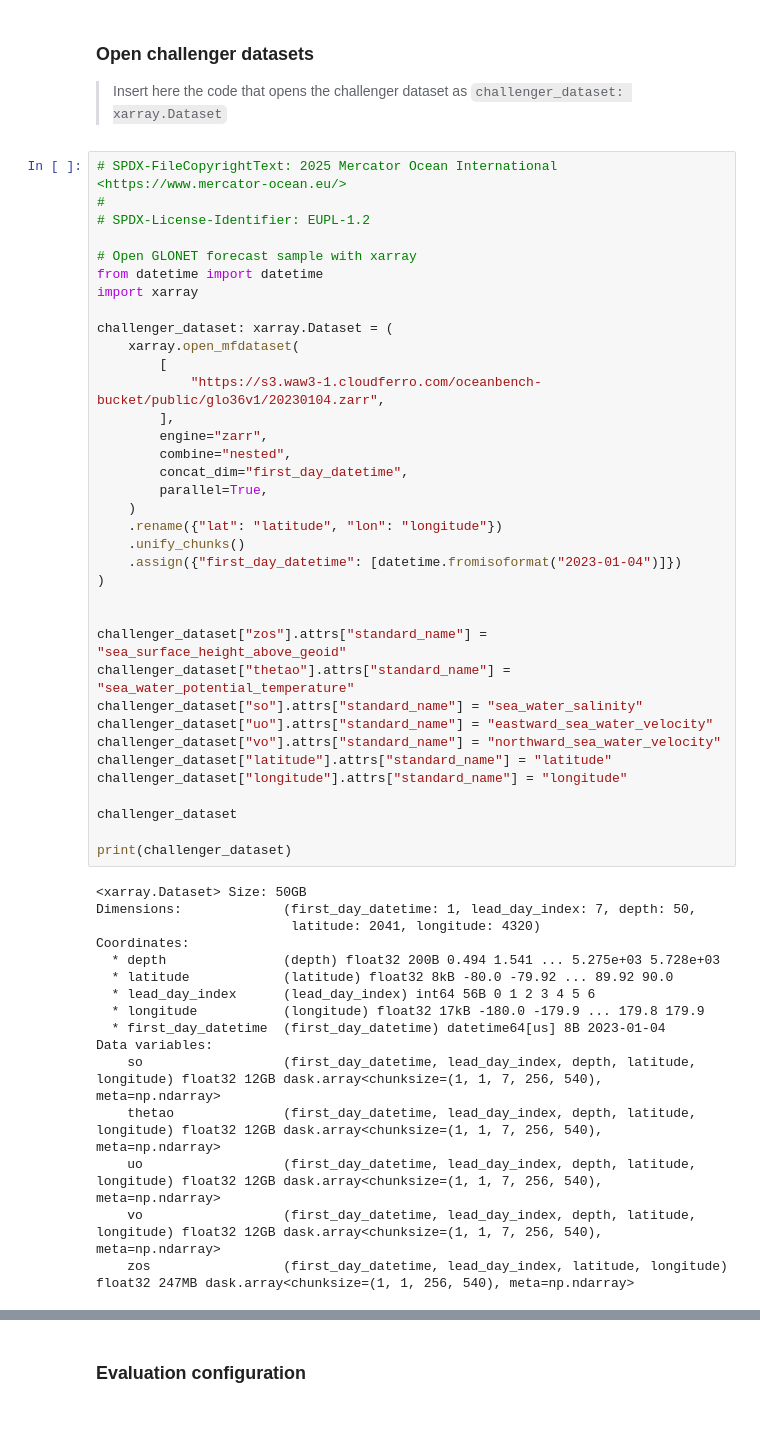
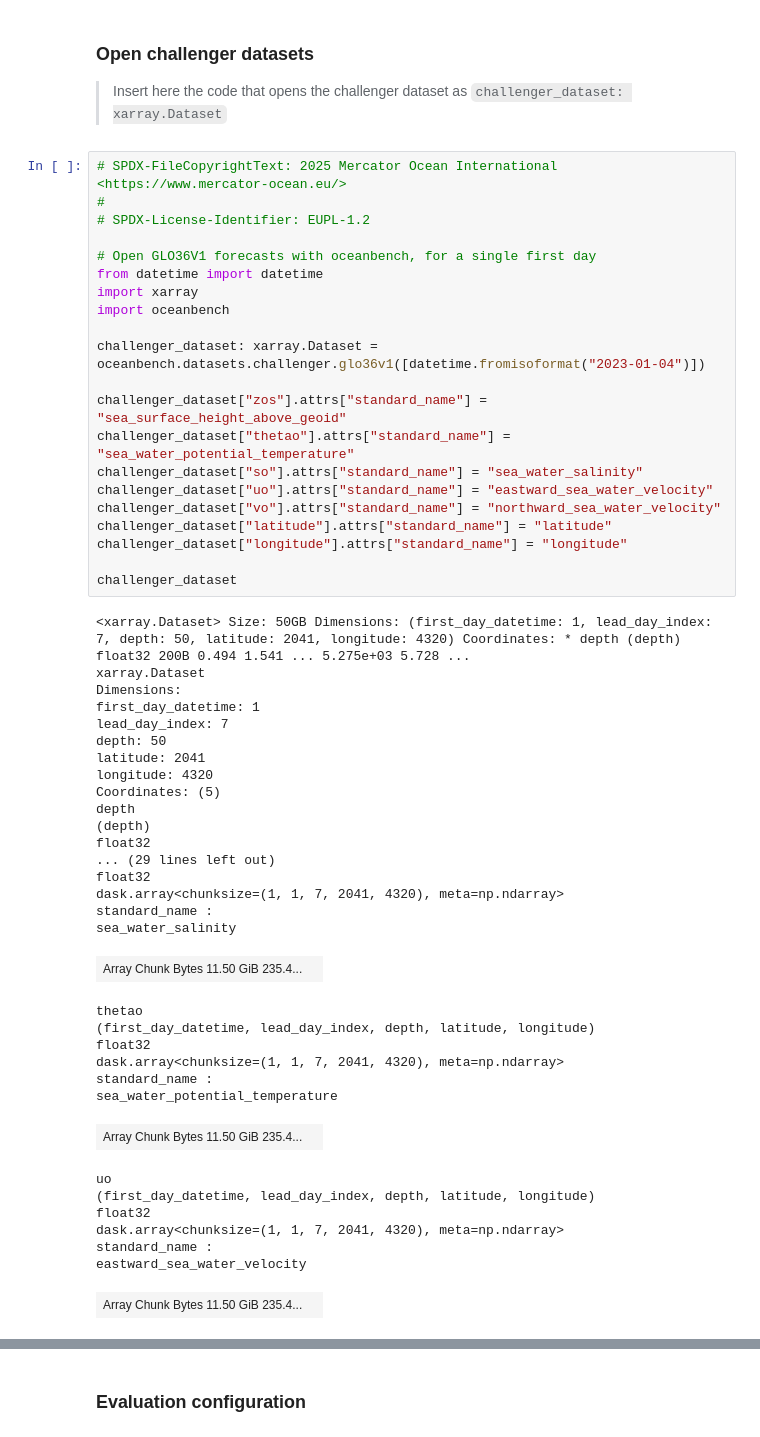
Before and after one commit to mercator-ocean/oceanbench, a Jupyter notebook: assets/glo36v1_sample.global.report.ipynb, the cells around one changed output, grey strips where cells are left out. Drawn from its saved outputs; the diff is of its cells as text.

```diff
--- a/assets/glo36v1_sample.global.report.ipynb
+++ b/assets/glo36v1_sample.global.report.ipynb
@@ -11,52 +11,54 @@ oceanbench.__version__
 # %%
 # SPDX-FileCopyrightText: 2025 Mercator Ocean International <https://www.mercator-ocean.eu/>
 #
 # SPDX-License-Identifier: EUPL-1.2
 
-# Open GLONET forecast sample with xarray
+# Open GLO36V1 forecasts with oceanbench, for a single first day
 from datetime import datetime
 import xarray
+import oceanbench
 
-challenger_dataset: xarray.Dataset = (
-    xarray.open_mfdataset(
-        [
-            "https://s3.waw3-1.cloudferro.com/oceanbench-bucket/public/glo36v1/20230104.zarr",
-        ],
-        engine="zarr",
-        combine="nested",
-        concat_dim="first_day_datetime",
-        parallel=True,
-    )
-    .rename({"lat": "latitude", "lon": "longitude"})
-    .unify_chunks()
-    .assign({"first_day_datetime": [datetime.fromisoformat("2023-01-04")]})
-)
-
+challenger_dataset: xarray.Dataset = oceanbench.datasets.challenger.glo36v1([datetime.fromisoformat("2023-01-04")])
 
 challenger_dataset["zos"].attrs["standard_name"] = "sea_surface_height_above_geoid"
 challenger_dataset["thetao"].attrs["standard_name"] = "sea_water_potential_temperature"
 challenger_dataset["so"].attrs["standard_name"] = "sea_water_salinity"
 challenger_dataset["uo"].attrs["standard_name"] = "eastward_sea_water_velocity"
 challenger_dataset["vo"].attrs["standard_name"] = "northward_sea_water_velocity"
 challenger_dataset["latitude"].attrs["standard_name"] = "latitude"
 challenger_dataset["longitude"].attrs["standard_name"] = "longitude"
 
 challenger_dataset
-
-print(challenger_dataset)
 # %% [output]
-<xarray.Dataset> Size: 50GB
-Dimensions:             (first_day_datetime: 1, lead_day_index: 7, depth: 50,
-                         latitude: 2041, longitude: 4320)
-Coordinates:
-  * depth               (depth) float32 200B 0.494 1.541 ... 5.275e+03 5.728e+03
-  * latitude            (latitude) float32 8kB -80.0 -79.92 ... 89.92 90.0
-  * lead_day_index      (lead_day_index) int64 56B 0 1 2 3 4 5 6
-  * longitude           (longitude) float32 17kB -180.0 -179.9 ... 179.8 179.9
-  * first_day_datetime  (first_day_datetime) datetime64[us] 8B 2023-01-04
-Data variables:
-    so                  (first_day_datetime, lead_day_index, depth, latitude, longitude) float32 12GB dask.array<chunksize=(1, 1, 7, 256, 540), meta=np.ndarray>
-    thetao              (first_day_datetime, lead_day_index, depth, latitude, longitude) float32 12GB dask.array<chunksize=(1, 1, 7, 256, 540), meta=np.ndarray>
-    uo                  (first_day_datetime, lead_day_index, depth, latitude, longitude) float32 12GB dask.array<chunksize=(1, 1, 7, 256, 540), meta=np.ndarray>
-    vo                  (first_day_datetime, lead_day_index, depth, latitude, longitude) float32 12GB dask.array<chunksize=(1, 1, 7, 256, 540), meta=np.ndarray>
-    zos                 (first_day_datetime, lead_day_index, latitude, longitude) float32 247MB dask.array<chunksize=(1, 1, 256, 540), meta=np.ndarray>
+<xarray.Dataset> Size: 50GB Dimensions: (first_day_datetime: 1, lead_day_index: 7, depth: 50, latitude: 2041, longitude: 4320) Coordinates: * depth (depth) float32 200B 0.494 1.541 ... 5.275e+03 5.728 ...
+xarray.Dataset
+Dimensions:
+first_day_datetime: 1
+lead_day_index: 7
+depth: 50
+latitude: 2041
+longitude: 4320
+Coordinates: (5)
+depth
+(depth)
+float32
+... (29 lines left out)
+float32
+dask.array<chunksize=(1, 1, 7, 2041, 4320), meta=np.ndarray>
+standard_name :
+sea_water_salinity
+| Array Chunk Bytes 11.50 GiB 235.4... |  |
+thetao
+(first_day_datetime, lead_day_index, depth, latitude, longitude)
+float32
+dask.array<chunksize=(1, 1, 7, 2041, 4320), meta=np.ndarray>
+standard_name :
+sea_water_potential_temperature
+| Array Chunk Bytes 11.50 GiB 235.4... |  |
+uo
+(first_day_datetime, lead_day_index, depth, latitude, longitude)
+float32
+dask.array<chunksize=(1, 1, 7, 2041, 4320), meta=np.ndarray>
+standard_name :
+eastward_sea_water_velocity
+| Array Chunk Bytes 11.50 GiB 235.4... |  |
```
Also changed, not shown: parts of 7 cells of this notebook.
